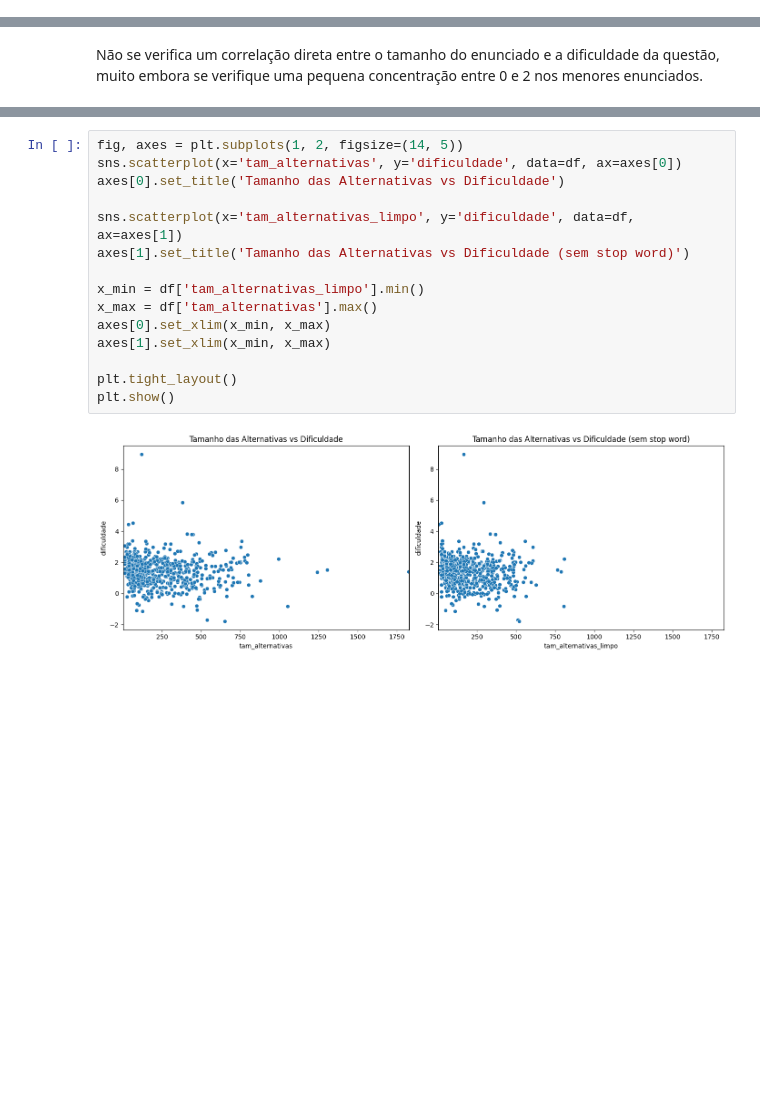
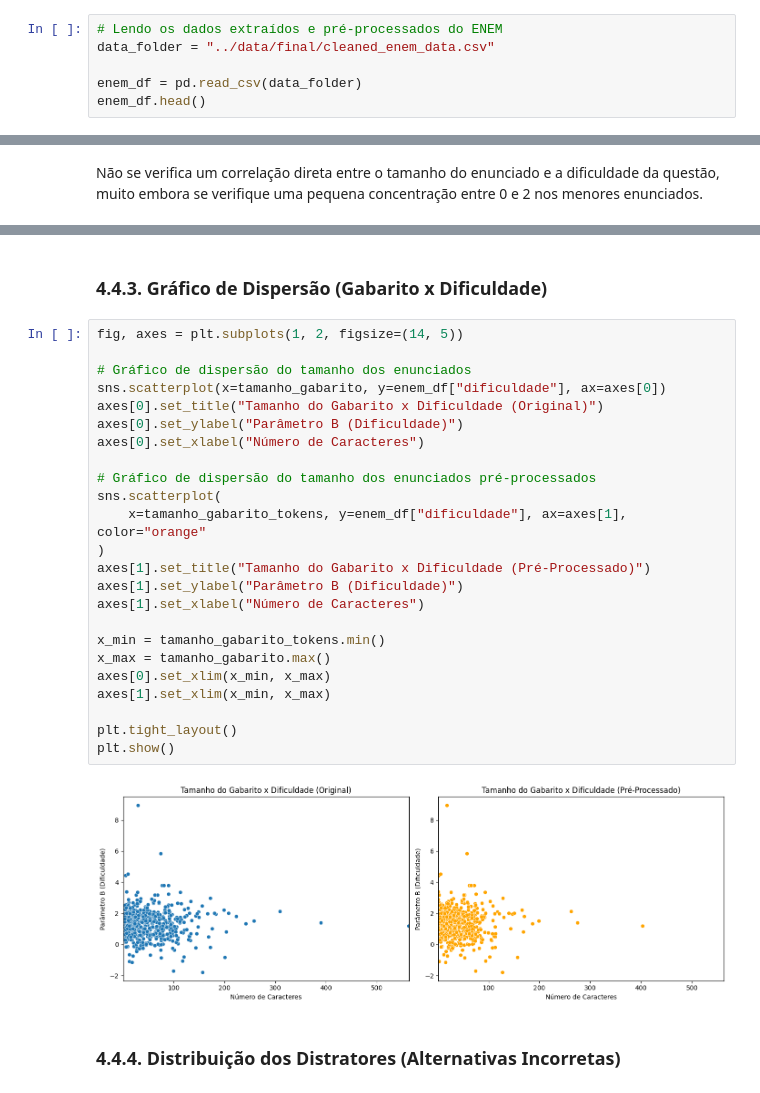
Before and after one commit to ciziks/enem-word-embeddings, a Jupyter notebook: notebooks/4. Análise Exploratória.ipynb, the cells around one changed output, grey strips where cells are left out. Saved outputs shown, nothing was run; the diff lists cells and outputs as text; blank space fills up the shorter version.

```diff
--- a/notebooks/4. Análise Exploratória.ipynb
+++ b/notebooks/4. Análise Exploratória.ipynb
@@ -128,0 +13,6 @@ Name: dificuldade, dtype: float64
+# %%
+# Lendo os dados extraídos e pré-processados do ENEM
+data_folder = "../data/final/cleaned_enem_data.csv"
+
+enem_df = pd.read_csv(data_folder)
+enem_df.head()
@@ -191,17 +480,30 @@ plt.show()
+# %% [markdown]
+### 4.4.3. Gráfico de Dispersão (Gabarito x Dificuldade)
 # %%
 fig, axes = plt.subplots(1, 2, figsize=(14, 5))
-sns.scatterplot(x='tam_alternativas', y='dificuldade', data=df, ax=axes[0])
-axes[0].set_title('Tamanho das Alternativas vs Dificuldade')
 
-sns.scatterplot(x='tam_alternativas_limpo', y='dificuldade', data=df, ax=axes[1])
-axes[1].set_title('Tamanho das Alternativas vs Dificuldade (sem stop word)')
+# Gráfico de dispersão do tamanho dos enunciados
+sns.scatterplot(x=tamanho_gabarito, y=enem_df["dificuldade"], ax=axes[0])
+axes[0].set_title("Tamanho do Gabarito x Dificuldade (Original)")
+axes[0].set_ylabel("Parâmetro B (Dificuldade)")
+axes[0].set_xlabel("Número de Caracteres")
 
-x_min = df['tam_alternativas_limpo'].min()
-x_max = df['tam_alternativas'].max()
+# Gráfico de dispersão do tamanho dos enunciados pré-processados
+sns.scatterplot(
+    x=tamanho_gabarito_tokens, y=enem_df["dificuldade"], ax=axes[1], color="orange"
+)
+axes[1].set_title("Tamanho do Gabarito x Dificuldade (Pré-Processado)")
+axes[1].set_ylabel("Parâmetro B (Dificuldade)")
+axes[1].set_xlabel("Número de Caracteres")
+
+x_min = tamanho_gabarito_tokens.min()
+x_max = tamanho_gabarito.max()
 axes[0].set_xlim(x_min, x_max)
 axes[1].set_xlim(x_min, x_max)
 
 plt.tight_layout()
 plt.show()
 # %% [output]
-[figure, old version]
+[figure, new version]
+# %% [markdown]
+### 4.4.4. Distribuição dos Distratores (Alternativas Incorretas)
```
Also changed, not shown: parts of 81 cells of this notebook, 12 other files.
